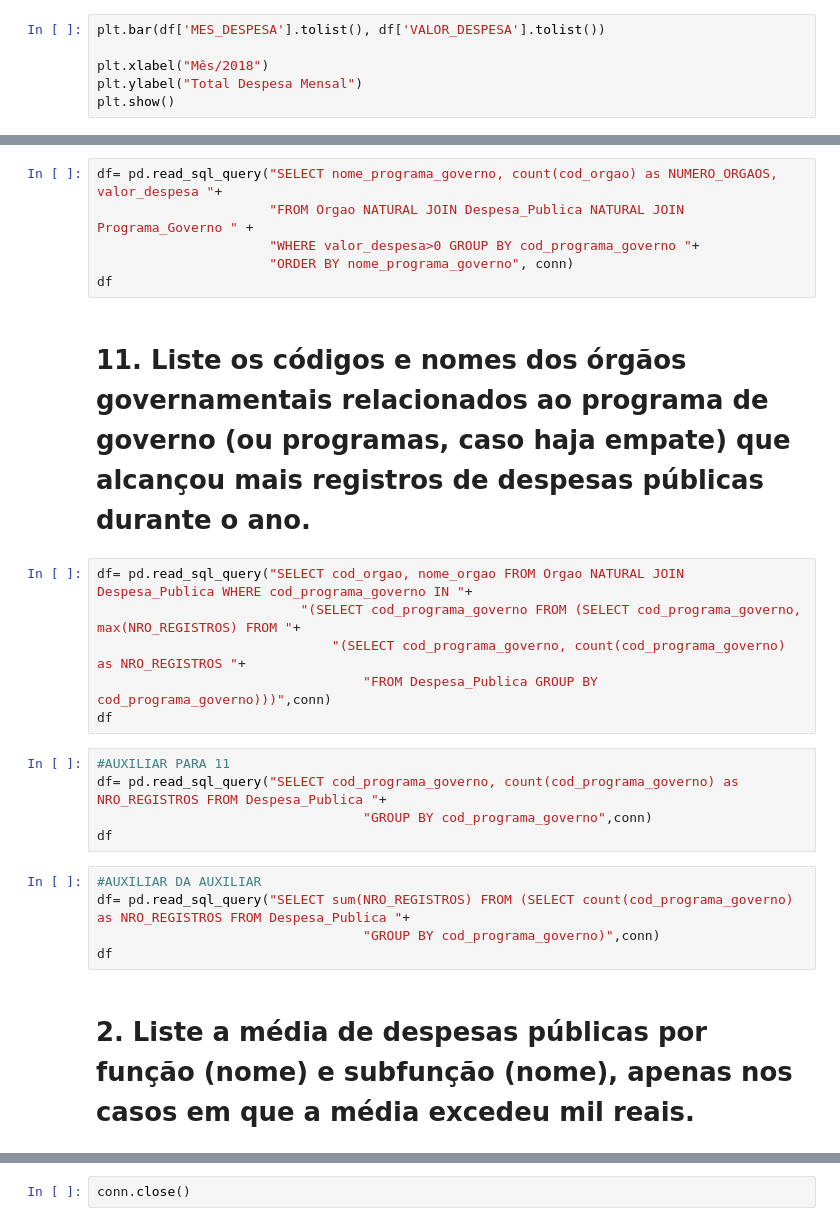
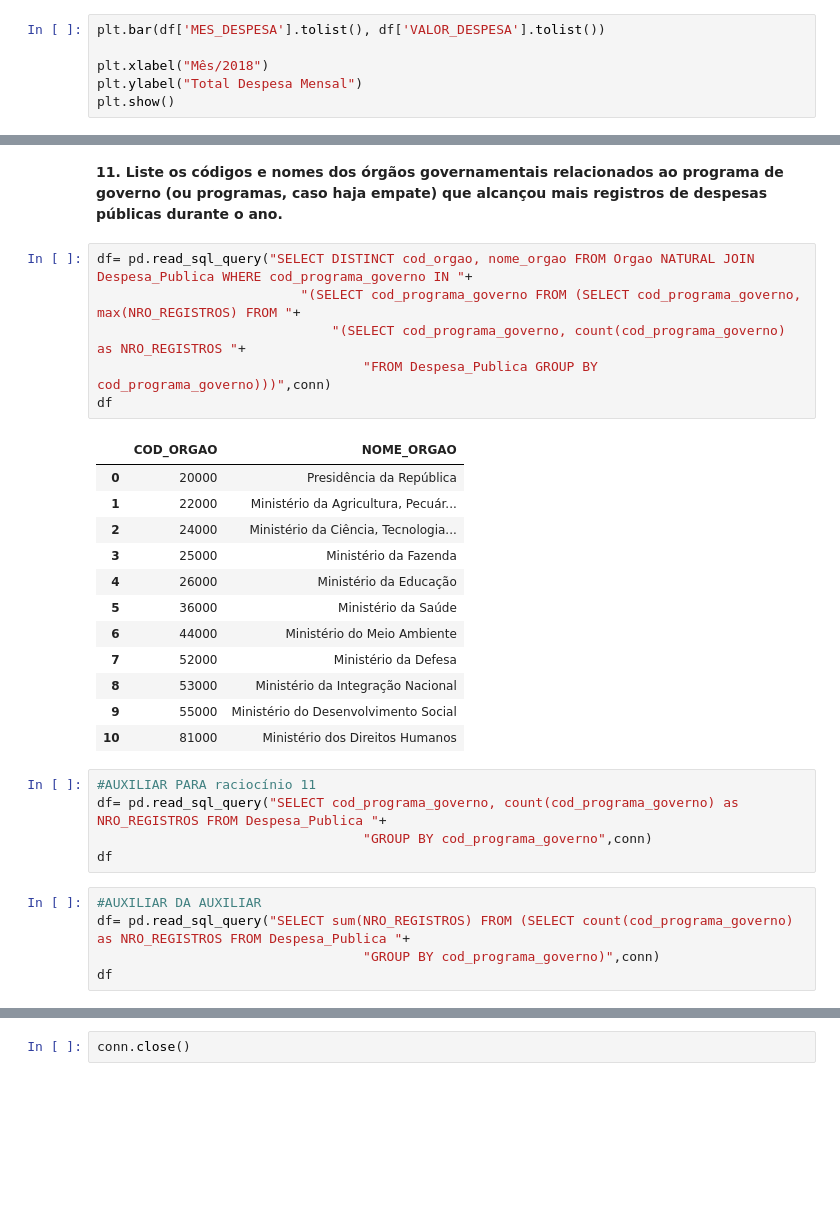
Before and after one commit to FelipeGuimaraes42/TP1-IBD, a Jupyter notebook: notebook.ipynb, the cells around one changed output, grey strips where cells are left out. Saved outputs shown, nothing was run; the diff lists cells and outputs as text; blank space fills up the shorter version.

```diff
--- a/notebook.ipynb
+++ b/notebook.ipynb
@@ -63,26 +156,31 @@ df
+# %% [markdown]
+**11. Liste os códigos e nomes dos órgãos governamentais relacionados ao programa de governo (ou programas, caso haja empate) que alcançou mais registros de despesas públicas durante o ano.**
 # %%
-df= pd.read_sql_query("SELECT nome_programa_governo, count(cod_orgao) as NUMERO_ORGAOS, valor_despesa "+
-                      "FROM Orgao NATURAL JOIN Despesa_Publica NATURAL JOIN Programa_Governo " +
-                      "WHERE valor_despesa>0 GROUP BY cod_programa_governo "+
-                      "ORDER BY nome_programa_governo", conn)
+df= pd.read_sql_query("SELECT DISTINCT cod_orgao, nome_orgao FROM Orgao NATURAL JOIN Despesa_Publica WHERE cod_programa_governo IN "+
+                          "(SELECT cod_programa_governo FROM (SELECT cod_programa_governo, max(NRO_REGISTROS) FROM "+
+                              "(SELECT cod_programa_governo, count(cod_programa_governo) as NRO_REGISTROS "+
+                                  "FROM Despesa_Publica GROUP BY cod_programa_governo)))",conn)
 df
+# %% [output]
+|  | COD_ORGAO | NOME_ORGAO |
+| 0 | 20000 | Presidência da República |
+| 1 | 22000 | Ministério da Agricultura, Pecuár... |
+| 2 | 24000 | Ministério da Ciência, Tecnologia... |
+| 3 | 25000 | Ministério da Fazenda |
+| 4 | 26000 | Ministério da Educação |
+| 5 | 36000 | Ministério da Saúde |
+| 6 | 44000 | Ministério do Meio Ambiente |
+| 7 | 52000 | Ministério da Defesa |
+| 8 | 53000 | Ministério da Integração Nacional |
+| 9 | 55000 | Ministério do Desenvolvimento Social |
+| 10 | 81000 | Ministério dos Direitos Humanos |
-# %% [markdown]
-# 11. Liste os códigos e nomes dos órgãos governamentais relacionados ao programa de governo (ou programas, caso haja empate) que alcançou mais registros de despesas públicas durante o ano.
 # %%
-df= pd.read_sql_query("SELECT cod_orgao, nome_orgao FROM Orgao NATURAL JOIN Despesa_Publica WHERE cod_programa_governo IN "+
-                          "(SELECT cod_programa_governo FROM (SELECT cod_programa_governo, max(NRO_REGISTROS) FROM "+
-                              "(SELECT cod_programa_governo, count(cod_programa_governo) as NRO_REGISTROS "+
-                                  "FROM Despesa_Publica GROUP BY cod_programa_governo)))",conn)
+#AUXILIAR PARA raciocínio 11
+df= pd.read_sql_query("SELECT cod_programa_governo, count(cod_programa_governo) as NRO_REGISTROS FROM Despesa_Publica "+
+                                  "GROUP BY cod_programa_governo",conn)
 df
-# %%
-#AUXILIAR PARA 11
-df= pd.read_sql_query("SELECT cod_programa_governo, count(cod_programa_governo) as NRO_REGISTROS FROM Despesa_Publica "+
-                                  "GROUP BY cod_programa_governo",conn)
-df
 # %%
 #AUXILIAR DA AUXILIAR
 df= pd.read_sql_query("SELECT sum(NRO_REGISTROS) FROM (SELECT count(cod_programa_governo) as NRO_REGISTROS FROM Despesa_Publica "+
                                   "GROUP BY cod_programa_governo)",conn)
 df
-# %% [markdown]
-# 2. Liste a média de despesas públicas por função (nome) e subfunção (nome), apenas nos casos em que a média excedeu mil reais.
```
Also changed, not shown: parts of 25 cells of this notebook.
